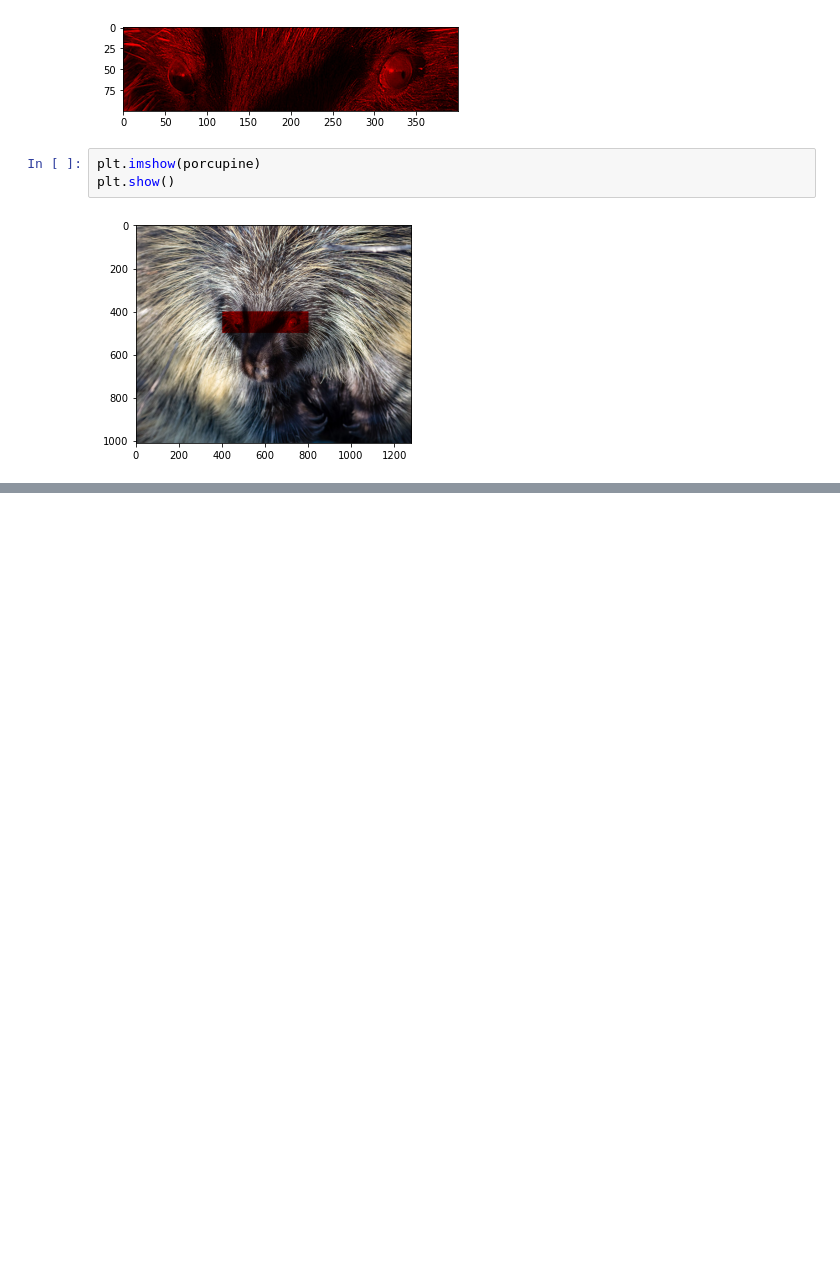
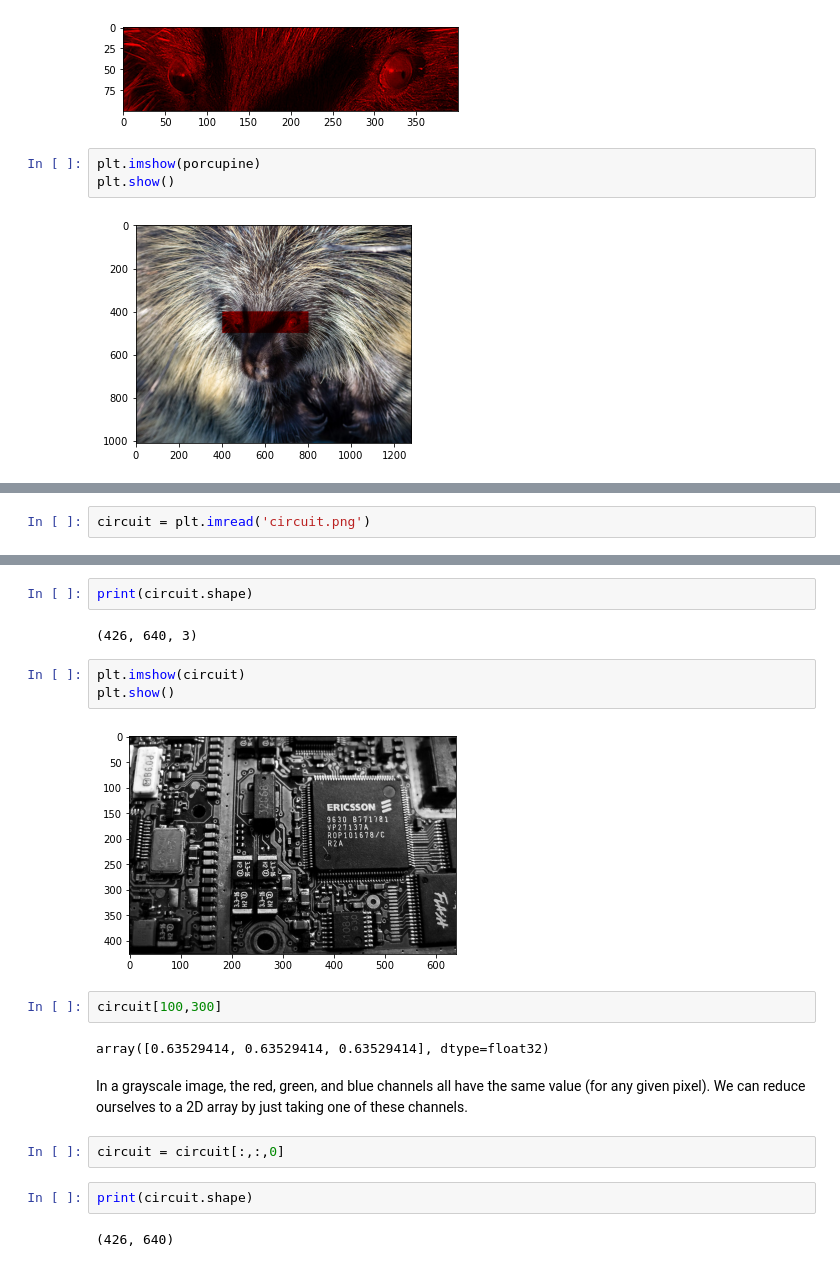
Before and after one commit to jllottes/jllottes.github.io, a Jupyter notebook: _static/weekly_notebooks/week8_notebook.ipynb, the cells around one changed output, grey strips where cells are left out. Drawn from its saved outputs; the diff is of its cells as text; blank space fills up the shorter version.

```diff
--- a/_static/weekly_notebooks/week8_notebook.ipynb
+++ b/_static/weekly_notebooks/week8_notebook.ipynb
@@ -407,0 +415,2 @@ plt.show()
+# %%
+circuit = plt.imread('circuit.png')
@@ -407,0 +437,21 @@ plt.show()
+# %%
+print(circuit.shape)
+# %% [output]
+(426, 640, 3)
+# %%
+plt.imshow(circuit)
+plt.show()
+# %% [output]
+[figure, added]
+# %%
+circuit[100,300]
+# %% [output]
+array([0.63529414, 0.63529414, 0.63529414], dtype=float32)
+# %% [markdown]
+In a grayscale image, the red, green, and blue channels all have the same value (for any given pixel). We can reduce ourselves to a 2D array by just taking one of these channels.
+# %%
+circuit = circuit[:,:,0]
+# %%
+print(circuit.shape)
+# %% [output]
+(426, 640)
```
Also changed, not shown: parts of 21 cells of this notebook, 47 other files.
